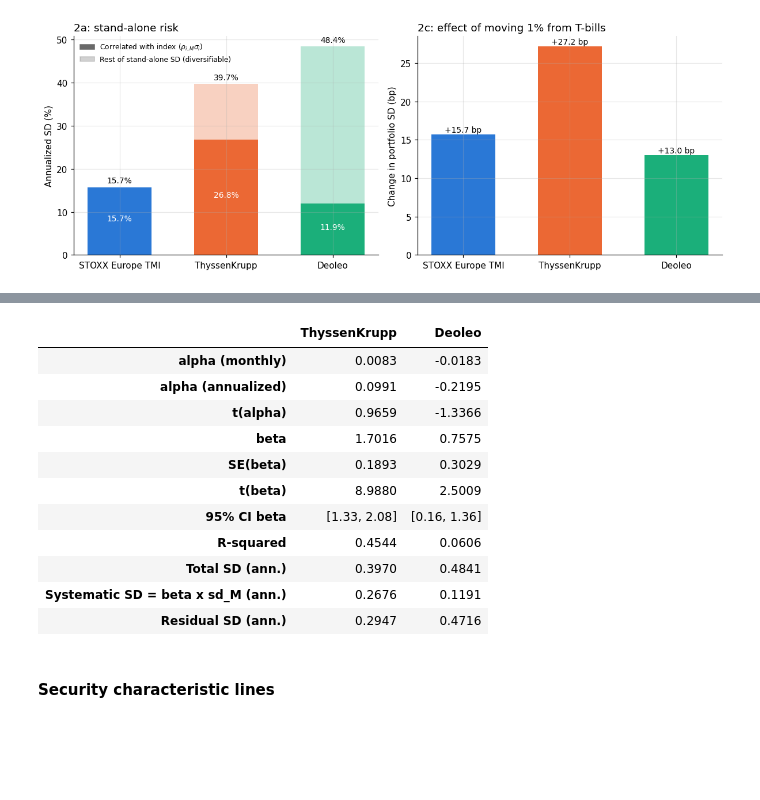
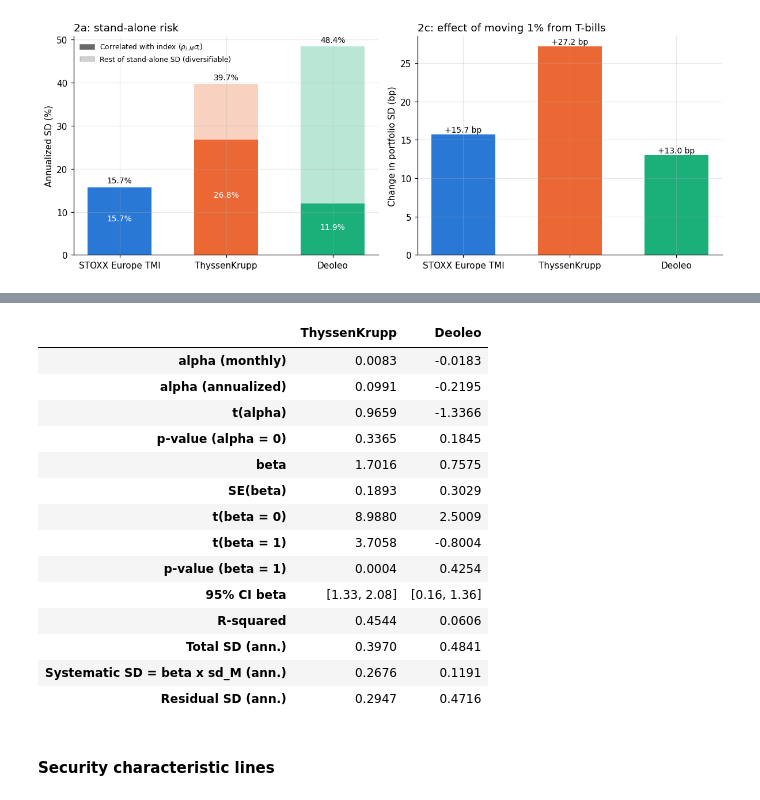
Before and after one commit to Oberdammer/asset_pricing, a Jupyter notebook: Assignment_2.ipynb, the cells around one changed output, grey strips where cells are left out. Drawn from its saved outputs; the diff is of its cells as text; code cells hidden in the pictures; blank space fills up the shorter version.

```diff
--- a/Assignment_2.ipynb
+++ b/Assignment_2.ipynb
@@ -630,33 +686,41 @@ Covariance Type:            nonrobust
 Notes:
 [1] Standard Errors assume that the covariance matrix of the errors is correctly specified.
 # %%
+from scipy import stats
+
 rows = {}
 sd_M_a = sd_a["STOXX"]
 for s, m in models.items():
     resid_sd_a = np.sqrt(m.mse_resid * 12)
     rows[NAMES[s]] = {
         "alpha (monthly)": m.params["const"],
         "alpha (annualized)": m.params["const"] * 12,
         "t(alpha)": m.tvalues["const"],
+        "p-value (alpha = 0)": m.pvalues["const"],
         "beta": m.params["Market excess return"],
         "SE(beta)": m.bse["Market excess return"],
-        "t(beta)": m.tvalues["Market excess return"],
+        "t(beta = 0)": m.tvalues["Market excess return"],
+        "t(beta = 1)": (m.params["Market excess return"] - 1) / m.bse["Market excess return"],
+        "p-value (beta = 1)": 2 * stats.t.sf(abs((m.params["Market excess return"] - 1) / m.bse["Market excess return"]), m.df_resid),
         "95% CI beta": "[{:.2f}, {:.2f}]".format(*m.conf_int().loc["Market excess return"]),
         "R-squared": m.rsquared,
         "Total SD (ann.)": sd_a[s],
         "Systematic SD = beta x sd_M (ann.)": m.params["Market excess return"] * sd_M_a,
         "Residual SD (ann.)": resid_sd_a,
     }
 q3 = pd.DataFrame(rows)
 q3
 # %% [output]
 |  | ThyssenKrupp | Deoleo |
 | alpha (monthly) | 0.0083 | -0.0183 |
 | alpha (annualized) | 0.0991 | -0.2195 |
 | t(alpha) | 0.9659 | -1.3366 |
+| p-value (alpha = 0) | 0.3365 | 0.1845 |
 | beta | 1.7016 | 0.7575 |
 | SE(beta) | 0.1893 | 0.3029 |
-| t(beta) | 8.9880 | 2.5009 |
+| t(beta = 0) | 8.9880 | 2.5009 |
+| t(beta = 1) | 3.7058 | -0.8004 |
+| p-value (beta = 1) | 0.0004 | 0.4254 |
 | 95% CI beta | [1.33, 2.08] | [0.16, 1.36] |
 | R-squared | 0.4544 | 0.0606 |
 | Total SD (ann.) | 0.3970 | 0.4841 |
```
Also changed, not shown: parts of 34 cells of this notebook, 4 other files.
